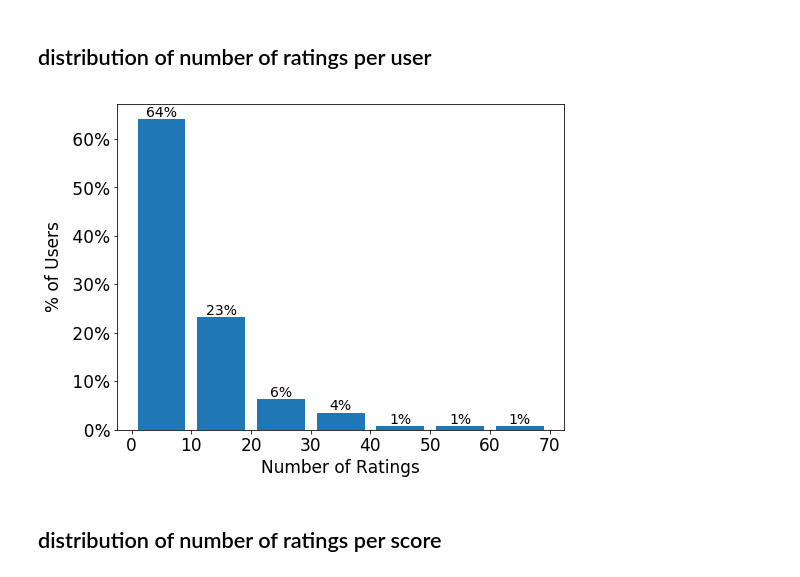
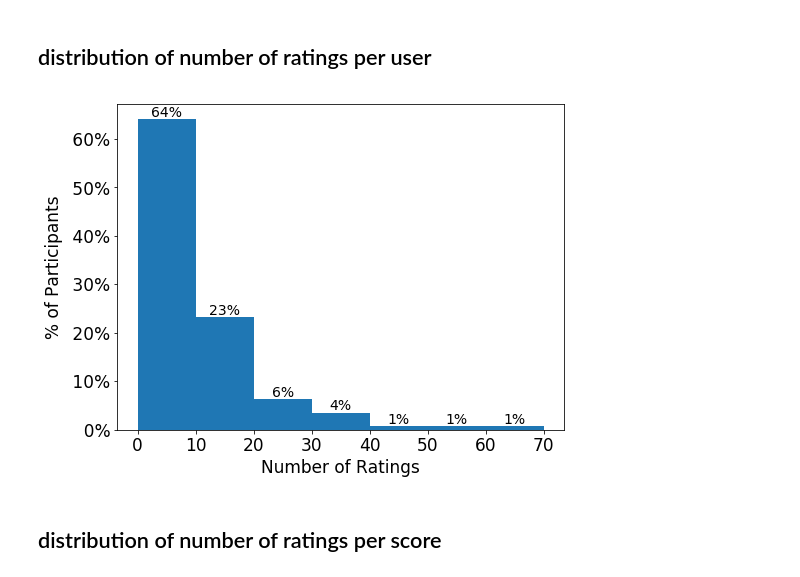
Before and after one commit to JHWu92/Cycling_safety, a Jupyter notebook: rating_platform/database report-1001.ipynb, the cells around one changed output. Saved outputs shown, nothing was run; the diff lists cells and outputs as text; code cells hidden in the pictures.

```diff
--- a/rating_platform/database report-1001.ipynb
+++ b/rating_platform/database report-1001.ipynb
@@ -180,34 +180,34 @@ Name: familiar, dtype: int64
 # %%
 
 num_users = users.shape[0]
 plot_pcnt = True
 fn_suffix = ' (percentage)' if plot_pcnt else ''
 series = ratings.groupby('user_id').count().email
 if plot_pcnt:
-    ax = series.plot(kind='hist', figsize=(8,6), rwidth=0.8, bins=range(0, 80, 10),
+    ax = series.plot(kind='hist', figsize=(8,6),  bins=range(0, 80, 10),
                  weights=np.ones_like(series) / len(series), fontsize=17)
     vals = ax.get_yticks()
     ax.set_yticklabels(['{:3.0f}%'.format(x*100) for x in vals])
 else:
     ax = series.plot(kind='hist', figsize=(8,6), rwidth=0.8, bins=range(0, 80, 10))
 
 for p in ax.patches:
     if p.get_height()!=0:
 #         height = '%.0f%% (%d)' % (p.get_height()*100, p.get_height()*num_users) if plot_pcnt else str(int(p.get_height()))
         height = '%.0f%%' % (p.get_height()*100) if plot_pcnt else str(int(p.get_height()))
 
         ax.annotate(height, (p.get_x() + p.get_width()/2 , p.get_height() + (0.005 if plot_pcnt else 1)), ha='center', fontsize=14)
 
 
 ax.set_xlabel('Number of Ratings', fontsize=17)
-ax.set_ylabel(('# users' if not plot_pcnt else '% of Users'), fontsize=17)
+ax.set_ylabel(('# Participants' if not plot_pcnt else '% of Participants'), fontsize=17)
 
 
 fig = ax.get_figure()
 fig.savefig(u'plots/distribution of number of ratings per user%s.eps' % fn_suffix, format='eps', bbox_inches='tight', pad_inches=0.05)
 fig.savefig(u'plots/distribution of number of ratings per user%s.png' % fn_suffix, format='png', bbox_inches='tight', pad_inches=0.05)
 # %% [output]
-[figure, old version]
+[figure, new version]
 # %% [markdown]
 ## distribution of number of ratings per score
 # %%
```
Also changed, not shown: 9 other files.
